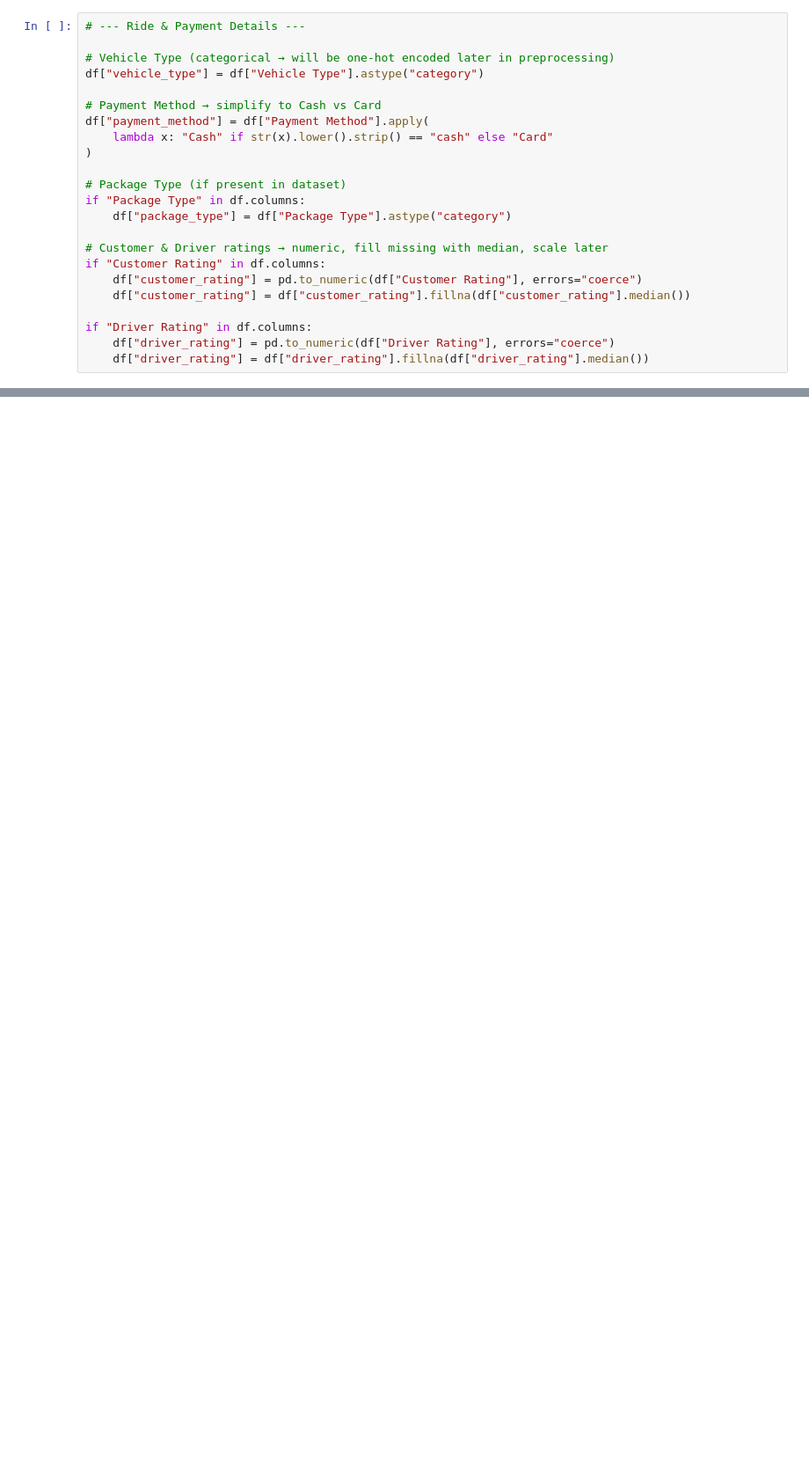
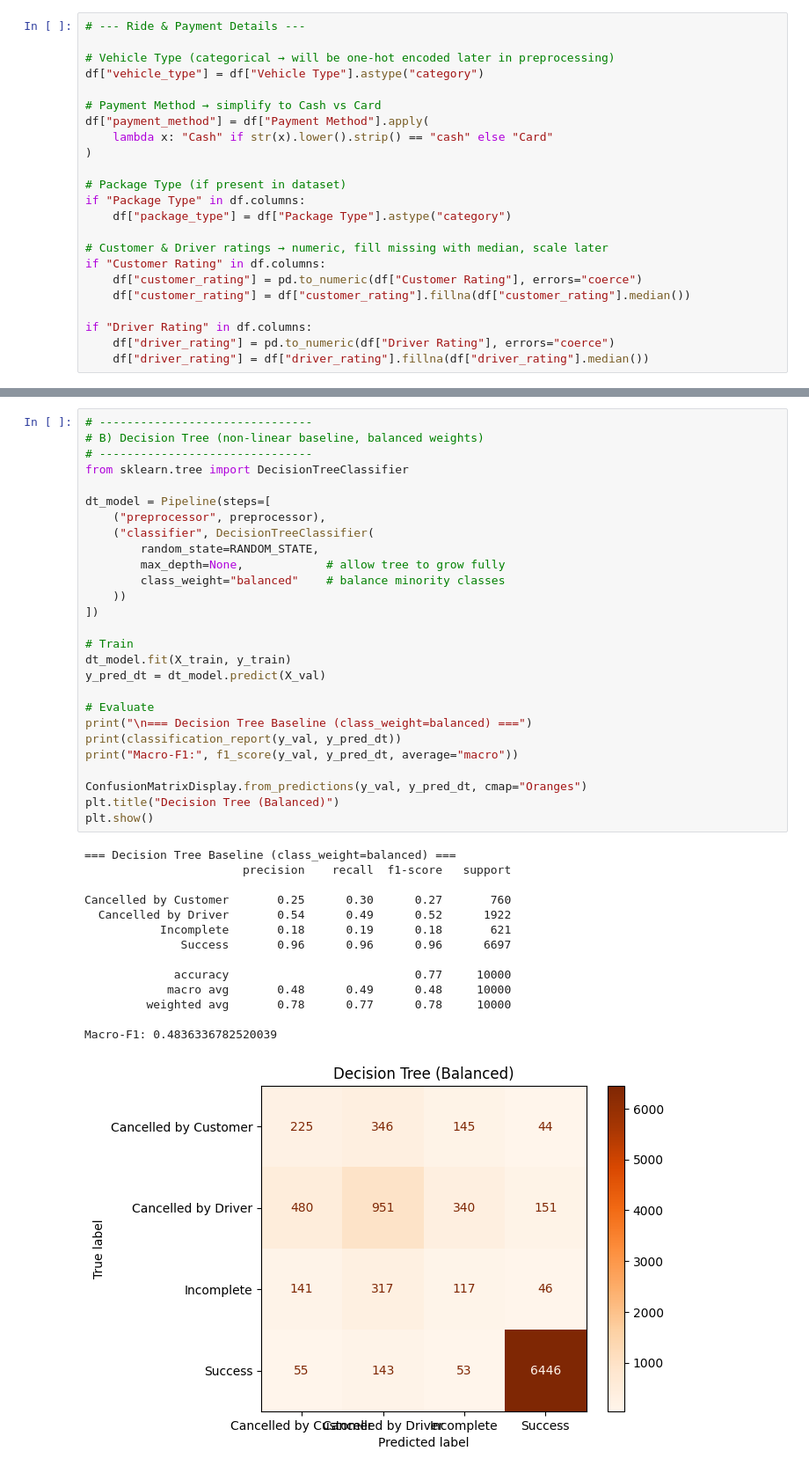
Before and after one commit to Tharmika2002/Ride-Cancellation-Model-DataX, a Jupyter notebook: Ride_Cancellation_Model.ipynb, the cells around one changed output, grey strips where cells are left out. Shown at 88% size. Drawn from its saved outputs; the diff is of its cells as text; blank space fills up the shorter version.

```diff
--- a/Ride_Cancellation_Model.ipynb
+++ b/Ride_Cancellation_Model.ipynb
@@ -398,0 +564,42 @@ if "Driver Rating" in df.columns:
+# %%
+# -------------------------------
+# B) Decision Tree (non-linear baseline, balanced weights)
+# -------------------------------
+from sklearn.tree import DecisionTreeClassifier
+
+dt_model = Pipeline(steps=[
+    ("preprocessor", preprocessor),
+    ("classifier", DecisionTreeClassifier(
+        random_state=RANDOM_STATE,
+        max_depth=None,            # allow tree to grow fully
+        class_weight="balanced"    # balance minority classes
+    ))
+])
+
+# Train
+dt_model.fit(X_train, y_train)
+y_pred_dt = dt_model.predict(X_val)
+
+# Evaluate
+print("\n=== Decision Tree Baseline (class_weight=balanced) ===")
+print(classification_report(y_val, y_pred_dt))
+print("Macro-F1:", f1_score(y_val, y_pred_dt, average="macro"))
+
+ConfusionMatrixDisplay.from_predictions(y_val, y_pred_dt, cmap="Oranges")
+plt.title("Decision Tree (Balanced)")
+plt.show()
+# %% [output]
+=== Decision Tree Baseline (class_weight=balanced) ===
+                       precision    recall  f1-score   support
+
+Cancelled by Customer       0.25      0.30      0.27       760
+  Cancelled by Driver       0.54      0.49      0.52      1922
+           Incomplete       0.18      0.19      0.18       621
+              Success       0.96      0.96      0.96      6697
+
+             accuracy                           0.77     10000
+            macro avg       0.48      0.49      0.48     10000
+         weighted avg       0.78      0.77      0.78     10000
+
+Macro-F1: 0.4836336782520039
+[figure, added]
```
Also changed, not shown: parts of 15 cells of this notebook.
